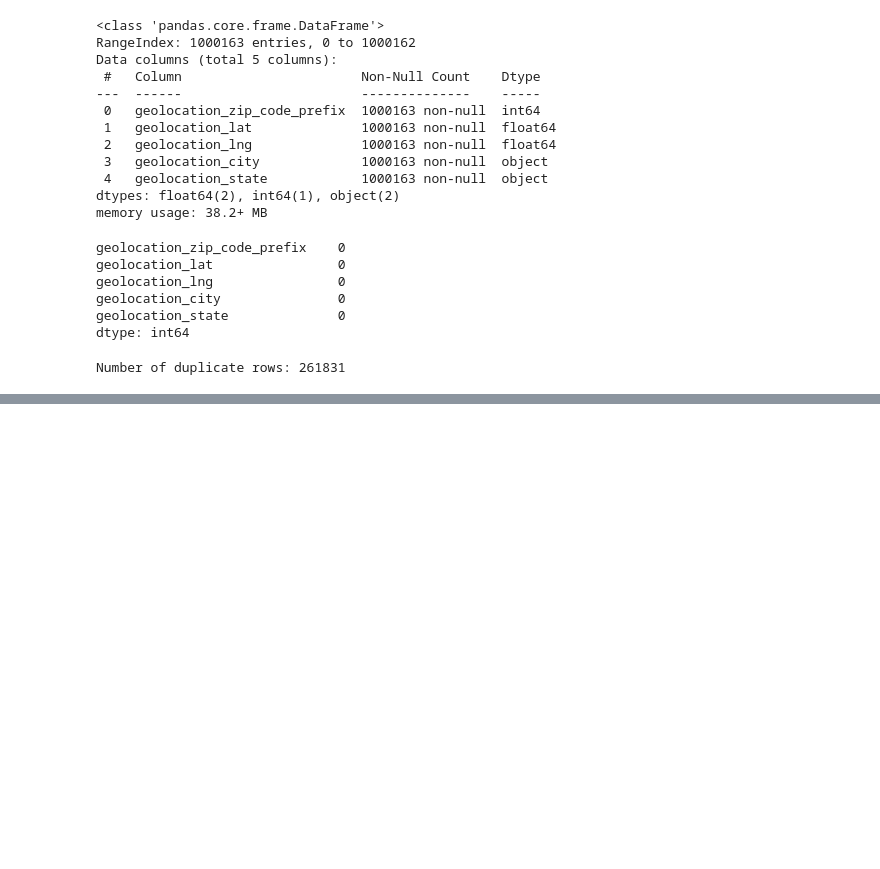
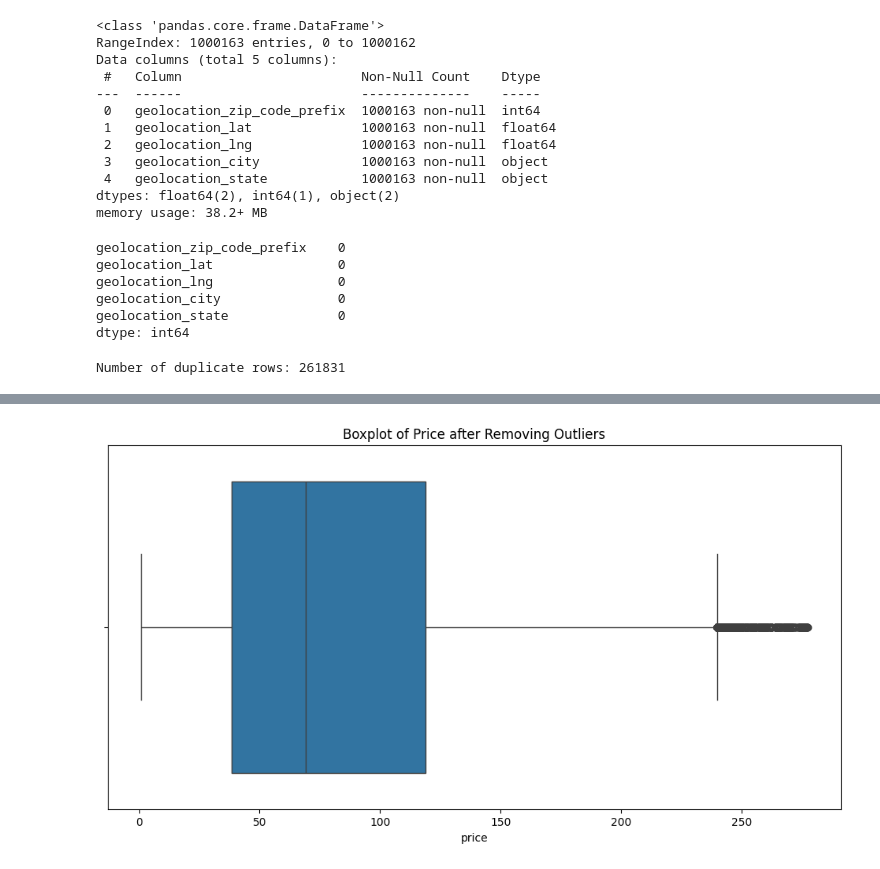
Before and after one commit to Adithya-Venkatraman05/Brazilian-E-commerce-Data-Analysis, a Jupyter notebook: Notebooks/Understanding_Data.ipynb, the cells around one changed output, grey strips where cells are left out. Drawn from its saved outputs; the diff is of its cells as text; code cells hidden in the pictures; blank space fills up the shorter version.

```diff
--- a/Notebooks/Understanding_Data.ipynb
+++ b/Notebooks/Understanding_Data.ipynb
@@ -617,0 +894,24 @@ Number of duplicate rows: 261831
+# %%
+# Handling Outliers in Price Attribute
+
+# Calculate Q1, Q3, and IQR
+Q1 = Order_items["price"].quantile(0.25)
+Q3 = Order_items["price"].quantile(0.75)
+IQR = Q3 - Q1
+
+# Define bounds for the acceptable range
+lower_bound = Q1 - 1.5 * IQR
+upper_bound = Q3 + 1.5 * IQR
+
+# Remove records with price outside the acceptable range
+Order_items = Order_items[
+    (Order_items["price"] >= lower_bound) & (Order_items["price"] <= upper_bound)
+]
+# %%
+# Check the boxplot of the price attribute after removing outliers
+plt.figure(figsize=(12, 6))
+sns.boxplot(x=Order_items["price"])
+plt.title("Boxplot of Price after Removing Outliers")
+plt.show()
+# %% [output]
+[figure, added]
```
Also changed, not shown: parts of 80 cells of this notebook, 2 other files.
